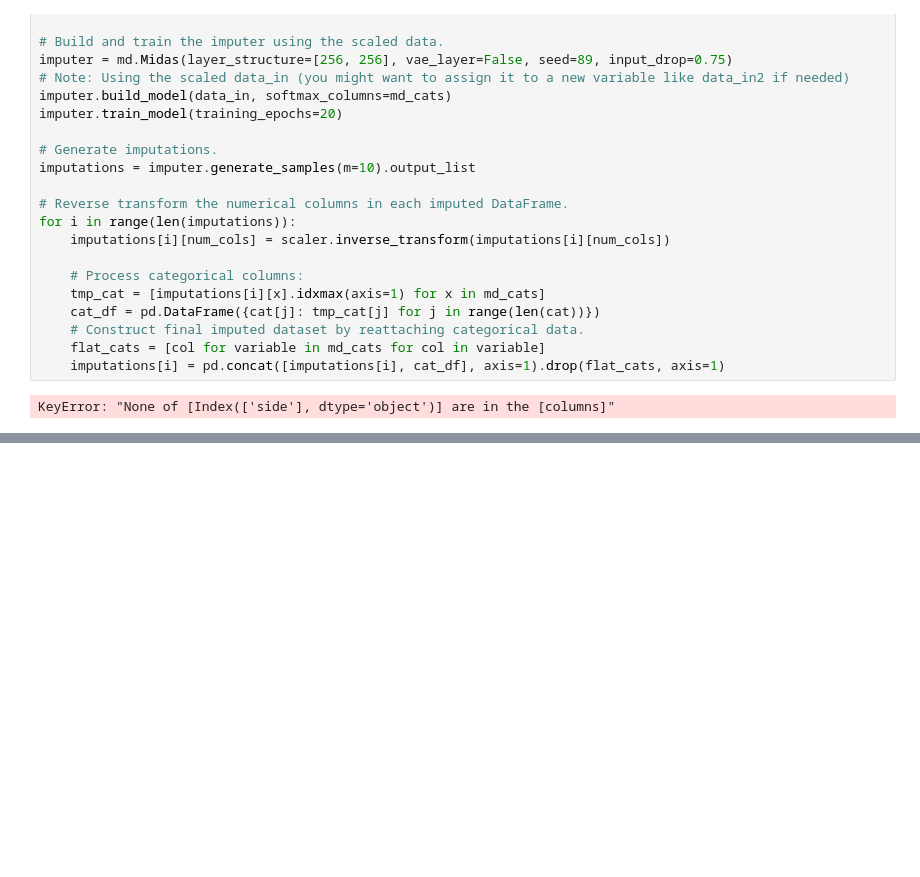
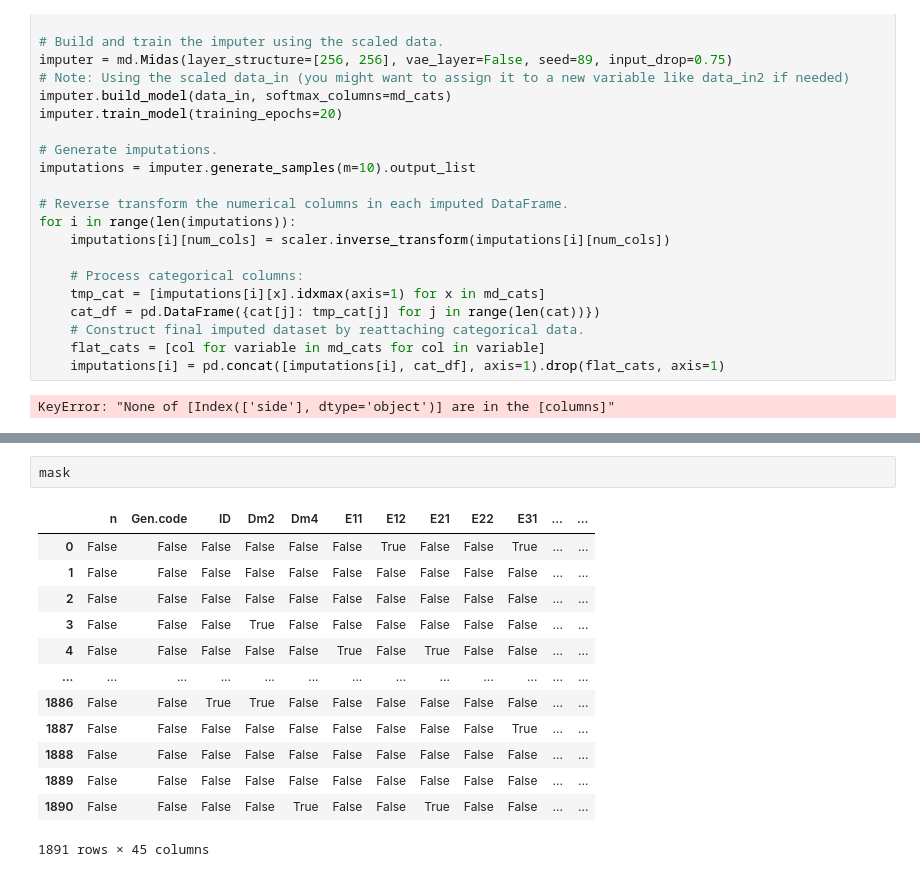
Before and after one commit to iMaatin/AutoStats, a Jupyter notebook: pg.ipynb, the cells around one changed output, grey strips where cells are left out. Drawn from its saved outputs; the diff is of its cells as text; blank space fills up the shorter version.

```diff
--- a/pg.ipynb
+++ b/pg.ipynb
@@ -637,0 +720,16 @@ KeyError: "None of [Index(['side'], dtype='object')] are in the [columns]"
+# %%
+mask
+# %% [output]
+|  | n | Gen.code | ID | Dm2 | Dm4 | E11 | E12 | E21 | E22 | E31 | ... | ... |
+| 0 | False | False | False | False | False | False | True | False | False | True | ... | ... |
+| 1 | False | False | False | False | False | False | False | False | False | False | ... | ... |
+| 2 | False | False | False | False | False | False | False | False | False | False | ... | ... |
+| 3 | False | False | False | True | False | False | False | False | False | False | ... | ... |
+| 4 | False | False | False | False | False | True | False | True | False | False | ... | ... |
+| ... | ... | ... | ... | ... | ... | ... | ... | ... | ... | ... | ... | ... |
+| 1886 | False | False | True | True | False | False | False | False | False | False | ... | ... |
+| 1887 | False | False | False | False | False | False | False | False | False | True | ... | ... |
+| 1888 | False | False | False | False | False | False | False | False | False | False | ... | ... |
+| 1889 | False | False | False | False | False | False | False | False | False | False | ... | ... |
+| 1890 | False | False | False | False | True | False | False | True | False | False | ... | ... |
+1891 rows × 45 columns
```
Also changed, not shown: parts of 13 cells of this notebook, 5 other files.
